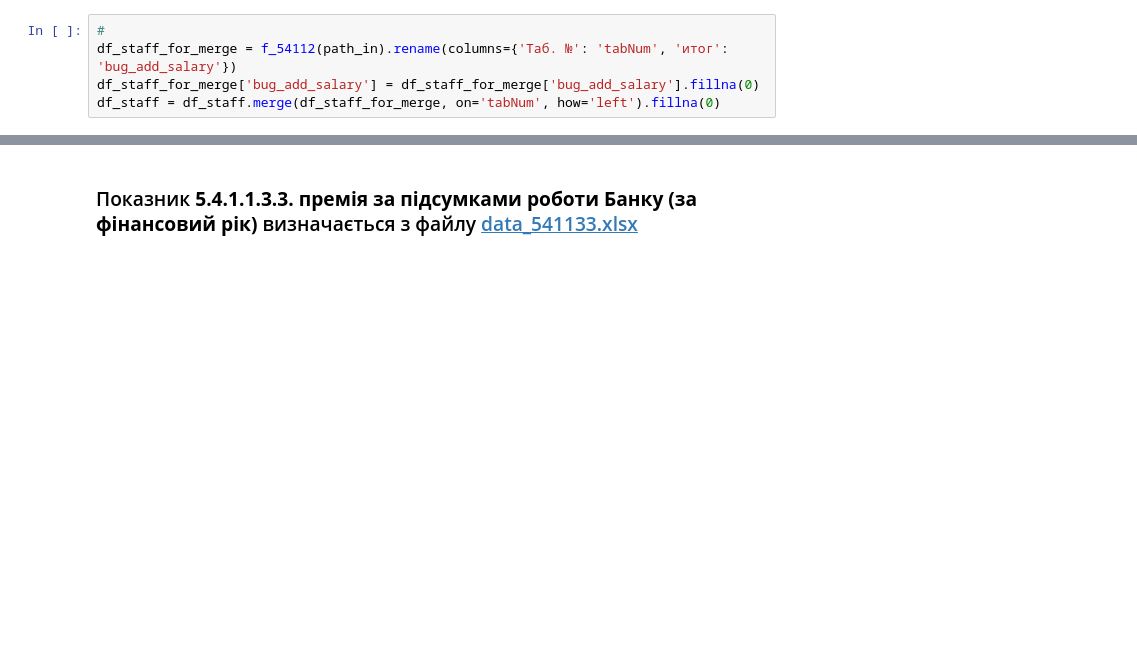
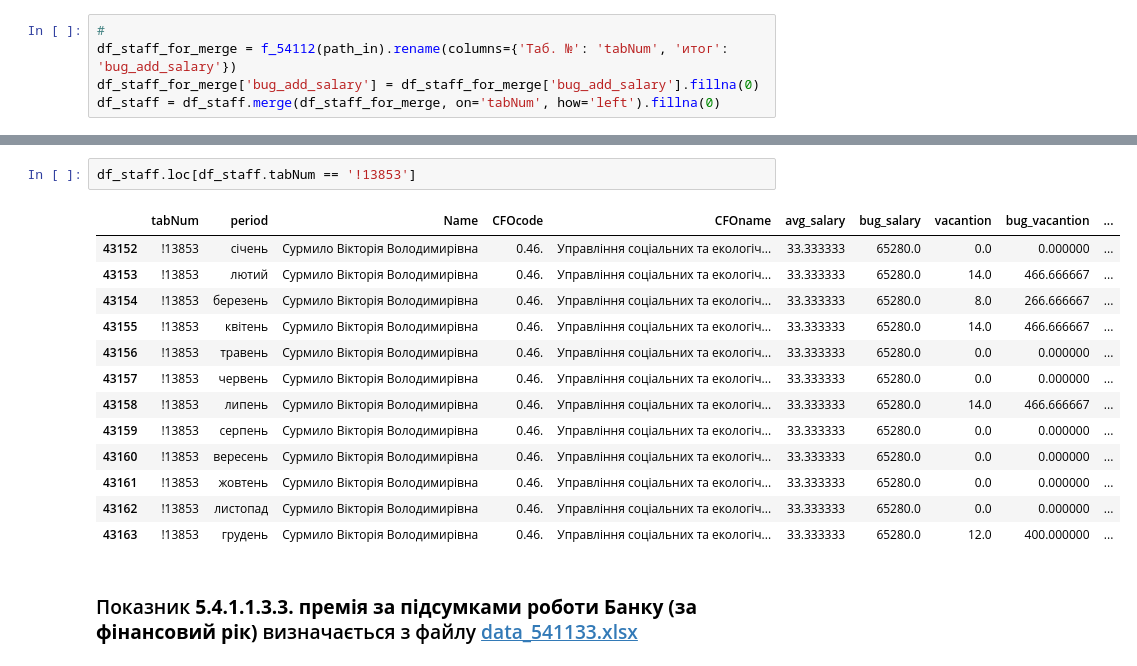
Before and after one commit to MykolaPrykhodko/MykolaPrykhodko, a Jupyter notebook: Денис_Buget_FOP_2023.ipynb, the cells around one changed output, grey strips where cells are left out. Cells and saved outputs as stored; diff of their text form; blank space fills up the shorter version.

```diff
--- a/Денис_Buget_FOP_2023.ipynb
+++ b/Денис_Buget_FOP_2023.ipynb
@@ -487,3 +607,19 @@ df_staff.head(12)
+# %%
+df_staff.loc[df_staff.tabNum == '!13853']
+# %% [output]
+|  | tabNum | period | Name | CFOcode | CFOname | avg_salary | bug_salary | vacantion | bug_vacantion | ... |
+| 43152 | !13853 | січень | Сурмило Вікторія Володимирівна | 0.46. | Управління соціальних та екологіч... | 33.333333 | 65280.0 | 0.0 | 0.000000 | ... |
+| 43153 | !13853 | лютий | Сурмило Вікторія Володимирівна | 0.46. | Управління соціальних та екологіч... | 33.333333 | 65280.0 | 14.0 | 466.666667 | ... |
+| 43154 | !13853 | березень | Сурмило Вікторія Володимирівна | 0.46. | Управління соціальних та екологіч... | 33.333333 | 65280.0 | 8.0 | 266.666667 | ... |
+| 43155 | !13853 | квітень | Сурмило Вікторія Володимирівна | 0.46. | Управління соціальних та екологіч... | 33.333333 | 65280.0 | 14.0 | 466.666667 | ... |
+| 43156 | !13853 | травень | Сурмило Вікторія Володимирівна | 0.46. | Управління соціальних та екологіч... | 33.333333 | 65280.0 | 0.0 | 0.000000 | ... |
+| 43157 | !13853 | червень | Сурмило Вікторія Володимирівна | 0.46. | Управління соціальних та екологіч... | 33.333333 | 65280.0 | 0.0 | 0.000000 | ... |
+| 43158 | !13853 | липень | Сурмило Вікторія Володимирівна | 0.46. | Управління соціальних та екологіч... | 33.333333 | 65280.0 | 14.0 | 466.666667 | ... |
+| 43159 | !13853 | серпень | Сурмило Вікторія Володимирівна | 0.46. | Управління соціальних та екологіч... | 33.333333 | 65280.0 | 0.0 | 0.000000 | ... |
+| 43160 | !13853 | вересень | Сурмило Вікторія Володимирівна | 0.46. | Управління соціальних та екологіч... | 33.333333 | 65280.0 | 0.0 | 0.000000 | ... |
+| 43161 | !13853 | жовтень | Сурмило Вікторія Володимирівна | 0.46. | Управління соціальних та екологіч... | 33.333333 | 65280.0 | 0.0 | 0.000000 | ... |
+| 43162 | !13853 | листопад | Сурмило Вікторія Володимирівна | 0.46. | Управління соціальних та екологіч... | 33.333333 | 65280.0 | 0.0 | 0.000000 | ... |
+| 43163 | !13853 | грудень | Сурмило Вікторія Володимирівна | 0.46. | Управління соціальних та екологіч... | 33.333333 | 65280.0 | 12.0 | 400.000000 | ... |
 # %% [markdown]
 ### Показник **5.4.1.1.3.3. премія за підсумками роботи Банку (за фінансовий рік)** визначається з файлу [data_541133.xlsx](https://drive.google.com/drive/folders/175VRXdf4BPkIyLWTLRLhU9K4BLsc3D4I)
 # %%
```
Also changed, not shown: parts of 62 cells of this notebook.
